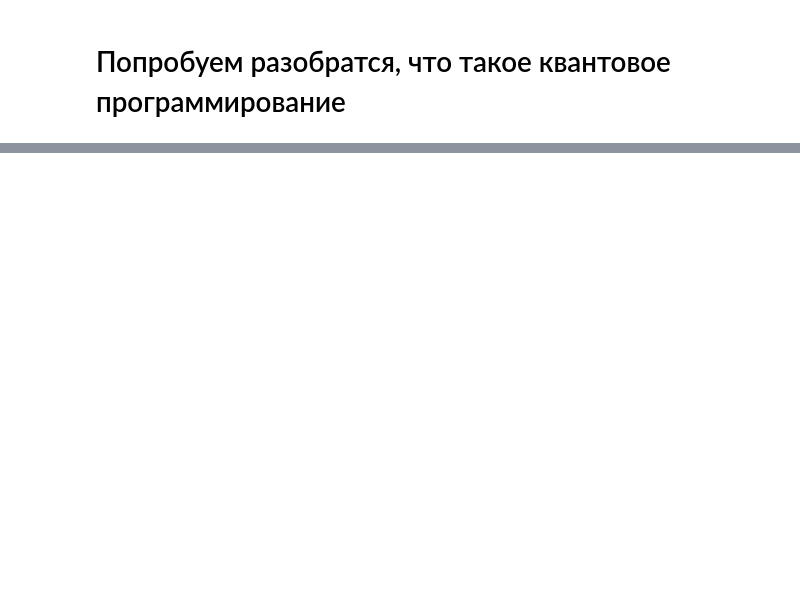
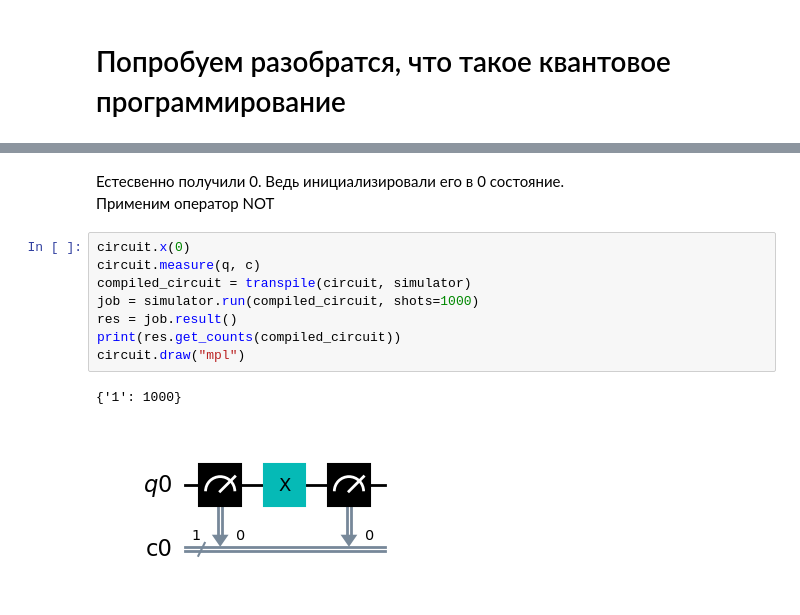
Before and after one commit to BorisLukashenok/IntroAIFinal, a Jupyter notebook: DZ6.ipynb, the cells around one changed output, grey strips where cells are left out. Cells and saved outputs as stored; diff of their text form; blank space fills up the shorter version.

```diff
--- a/DZ6.ipynb
+++ b/DZ6.ipynb
@@ -64,0 +90,14 @@ hhhfgfgfggf
+# %% [markdown]
+Естесвенно получили 0. Ведь инициализировали его в 0 состояние.
+Применим оператор NOT
+# %%
+circuit.x(0)
+circuit.measure(q, c)
+compiled_circuit = transpile(circuit, simulator)
+job = simulator.run(compiled_circuit, shots=1000)
+res = job.result()
+print(res.get_counts(compiled_circuit))
+circuit.draw("mpl")
+# %% [output]
+{'1': 1000}
+[figure, added]
```
Also changed, not shown: parts of 25 cells of this notebook, 1 other file.
